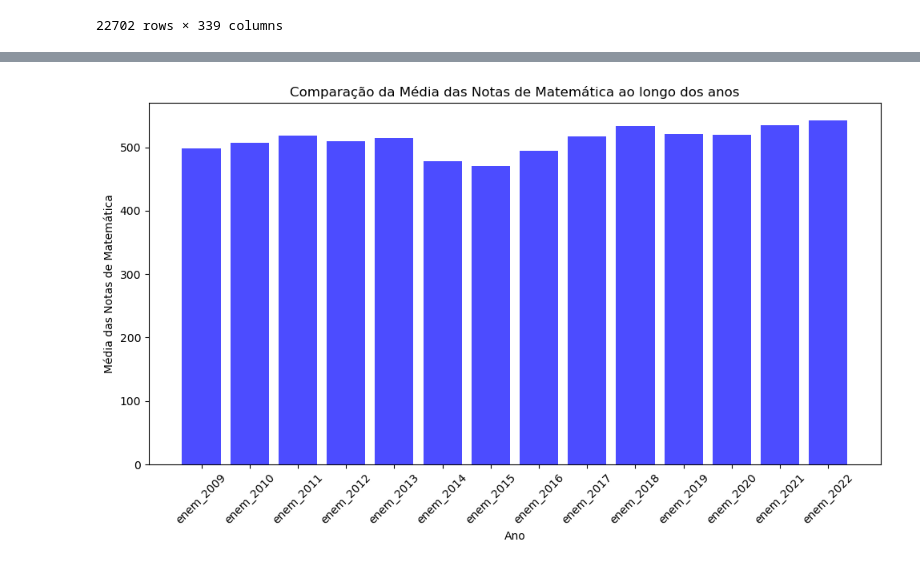
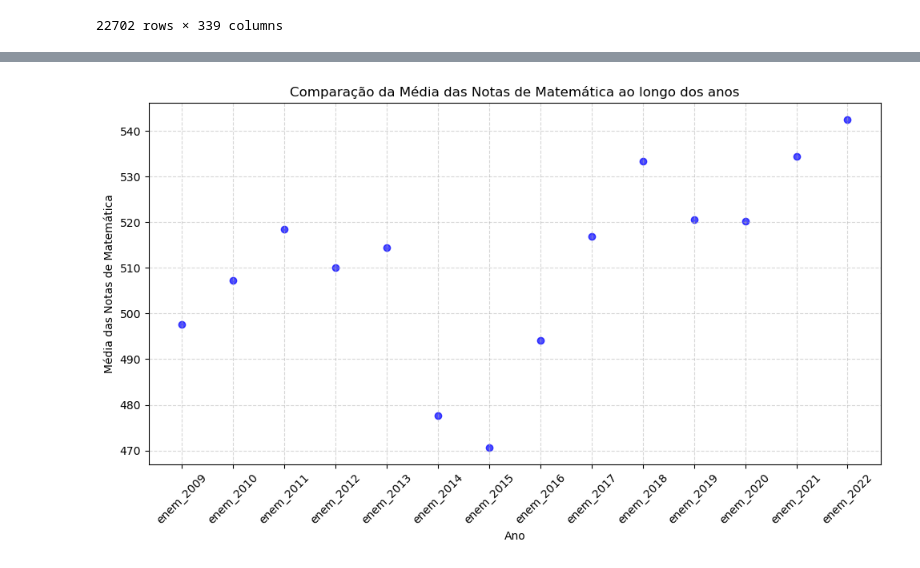
Before and after one commit to atp/enem, a Jupyter notebook: 08 - Matemática ao longo dos anos.ipynb, the cells around one changed output, grey strips where cells are left out. Drawn from its saved outputs; the diff is of its cells as text; code cells hidden in the pictures.

Commit message:
melhorando codigo dos acertos em amtemaática ao longo dos anoa

```diff
--- a/08 - Matemática ao longo dos anos.ipynb
+++ b/08 - Matemática ao longo dos anos.ipynb
@@ -85,3 +26,41 @@ Ano: enem_2009
 # %%
+def read_enem_data():
+    dataframes = {}
+
+    for ano in range(2009, 2023):
+        file_path = f"data/enem_1_{ano}.csv"
+        try:
+            df = pd.read_csv(file_path)
+            dataframes[f"enem_{ano}"] = df
+        except FileNotFoundError:
+            print(f"Arquivo {file_path} não encontrado.")
+
+    return dataframes
+
+enem_dataframes = read_enem_data()
+
+column_name = "NU_NOTA_MT"
+
+# Preparação dos dados para o gráfico
+years = []
+mean_scores = []
+
+for year, df in enem_dataframes.items():
+    years.append(year)
+    mean_score = df[column_name].mean()  # Calcula a média da coluna "NU_NOTA_MT"
+    mean_scores.append(mean_score)
+
+# Criação do gráfico de pontos
+plt.figure(figsize=(10, 6))
+plt.scatter(years, mean_scores, c='blue', marker='o', alpha=0.7)
+plt.xlabel("Ano")
+plt.ylabel("Média das Notas de Matemática")
+plt.title("Comparação da Média das Notas de Matemática ao longo dos anos")
+plt.xticks(rotation=45)
+plt.grid(True, linestyle='--', alpha=0.5)
+plt.tight_layout()
+
+# Exibe o gráfico
+plt.show()
 # %% [output]
-[figure, old version]
+[figure, new version]
```
Also changed, not shown: parts of 5 cells of this notebook, 2 other files.
